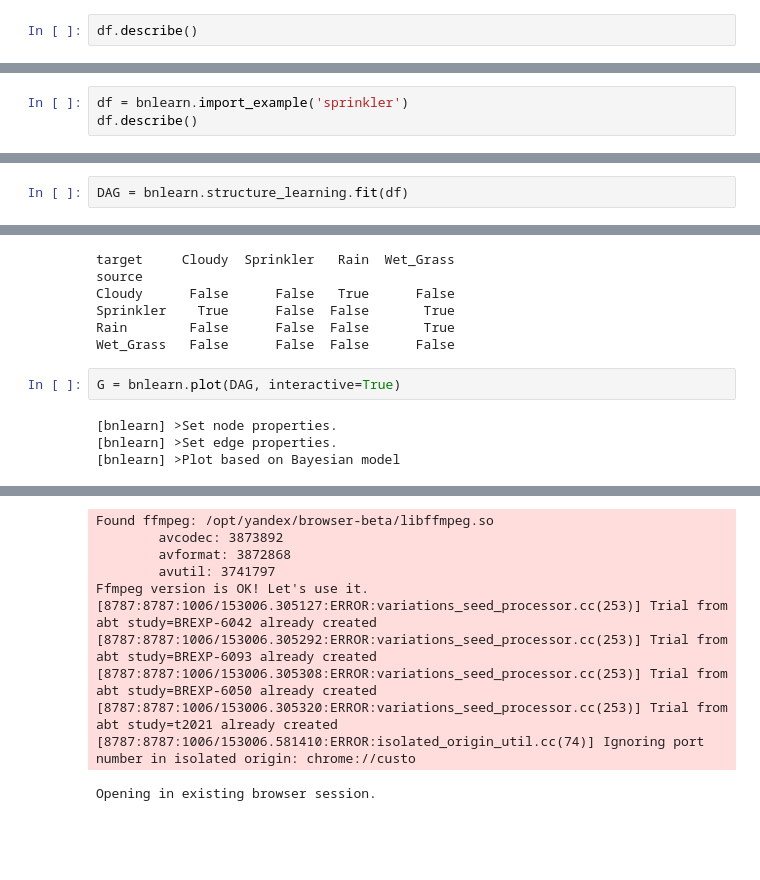
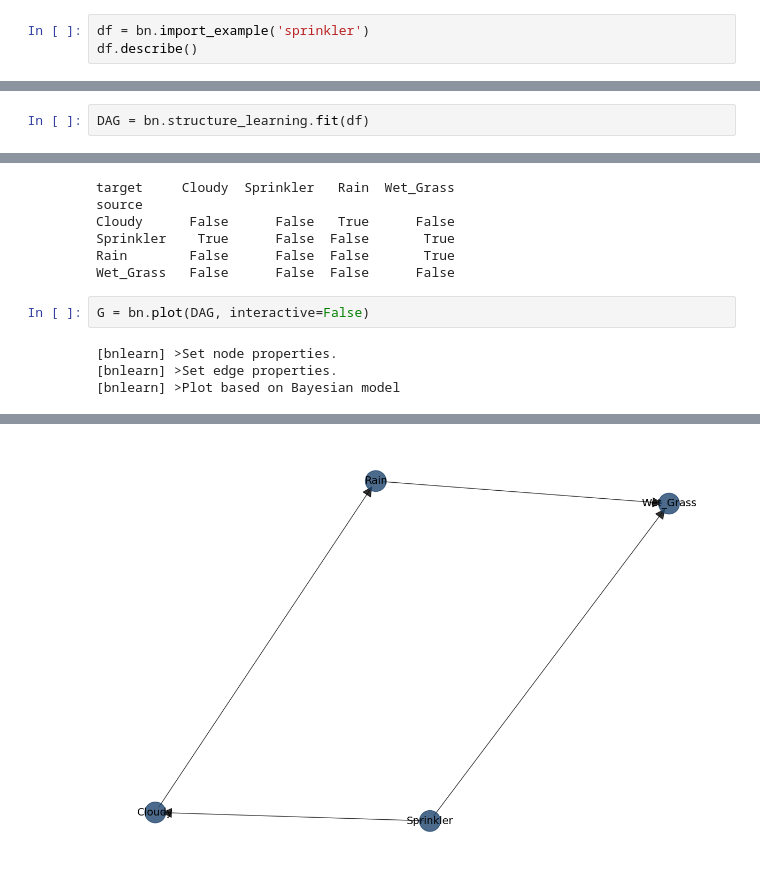
Before and after one commit to lisenkovkv/bayesian_networks, a Jupyter notebook: bnlearn/guide1.ipynb, the cells around one changed output, grey strips where cells are left out. Cells and saved outputs as stored; diff of their text form; blank space fills up the shorter version.

```diff
--- a/bnlearn/guide1.ipynb
+++ b/bnlearn/guide1.ipynb
@@ -12,3 +6,4 @@ df = bnlearn.import_example(data='titanic')
 # %%
+df = bn.import_example('sprinkler')
 df.describe()
 # %% [output]
@@ -39,3 +19,0 @@ print(P)
-# %%
-df = bnlearn.import_example('sprinkler')
-df.describe()
@@ -54,5 +20,5 @@ df.describe()
 # %%
-DAG = bnlearn.structure_learning.fit(df)
+DAG = bn.structure_learning.fit(df)
 # %% [output]
 [bnlearn] >Computing best DAG using [hc]
 [bnlearn] >Set scoring type at [bic]
@@ -66,7 +32,7 @@ Sprinkler    True      False  False       True
 Rain        False      False  False       True
 Wet_Grass   False      False  False      False
 # %%
-G = bnlearn.plot(DAG, interactive=True)
+G = bn.plot(DAG, interactive=False)
 # %% [output]
 [bnlearn] >Set node properties.
 [bnlearn] >Set edge properties.
@@ -75,11 +40 @@ G = bnlearn.plot(DAG, interactive=True)
-Found ffmpeg: /opt/yandex/browser-beta/libffmpeg.so
-        avcodec: 3873892
-        avformat: 3872868
-        avutil: 3741797
-Ffmpeg version is OK! Let's use it.
-[8787:8787:1006/153006.305127:ERROR:variations_seed_processor.cc(253)] Trial from abt study=BREXP-6042 already created
-[8787:8787:1006/153006.305292:ERROR:variations_seed_processor.cc(253)] Trial from abt study=BREXP-6093 already created
-[8787:8787:1006/153006.305308:ERROR:variations_seed_processor.cc(253)] Trial from abt study=BREXP-6050 already created
-[8787:8787:1006/153006.305320:ERROR:variations_seed_processor.cc(253)] Trial from abt study=t2021 already created
-[8787:8787:1006/153006.581410:ERROR:isolated_origin_util.cc(74)] Ignoring port number in isolated origin: chrome://custo
-Opening in existing browser session.
+[figure, added]
```
Also changed, not shown: parts of 10 cells of this notebook, 1 other file.
